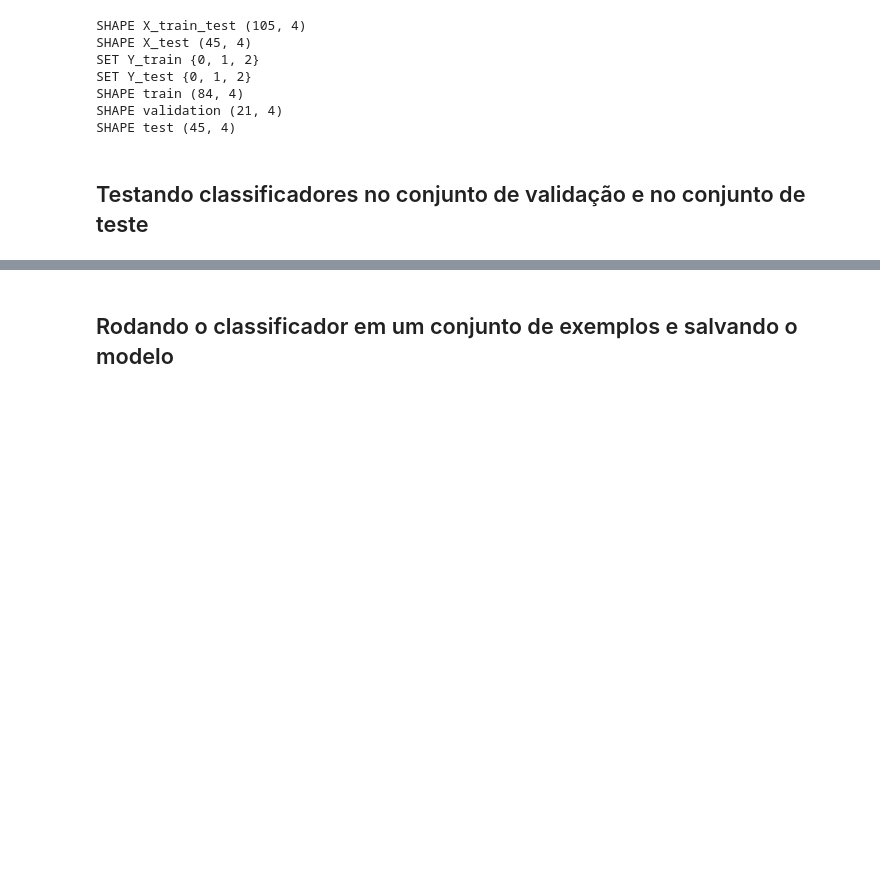
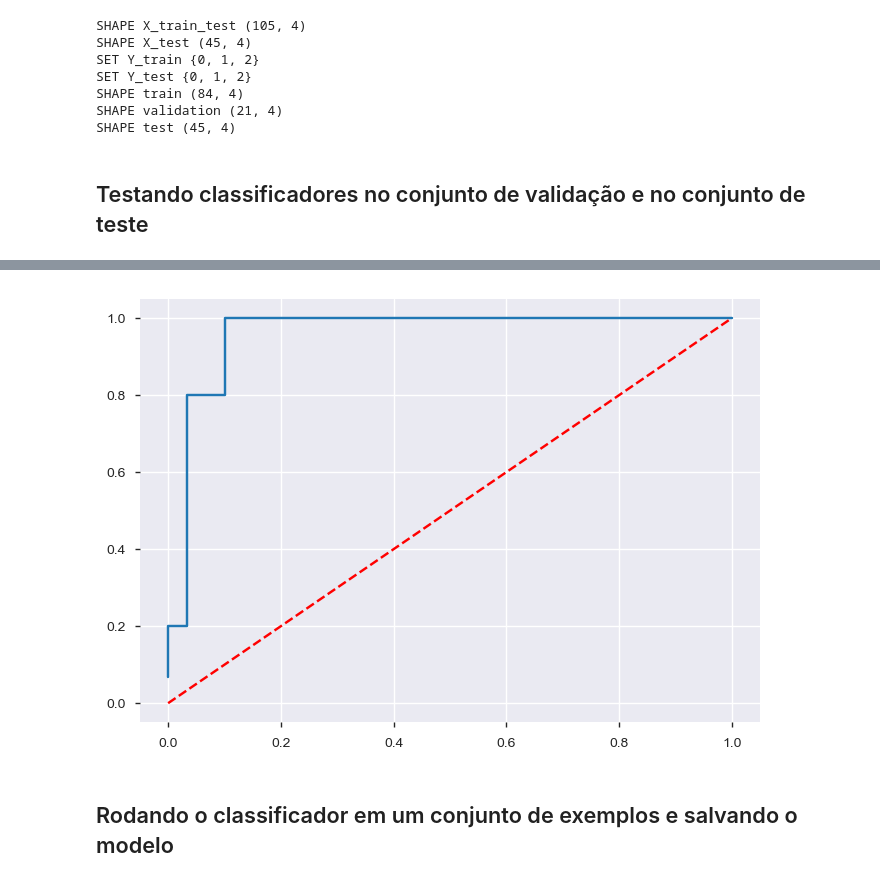
Before and after one commit to fnbalves/curso_machine_learning, a Jupyter notebook: Aprendendo python - parte 3 (sklearn).ipynb, the cells around one changed output, grey strips where cells are left out. Cells and saved outputs as stored; diff of their text form; code cells hidden in the pictures; blank space fills up the shorter version.

Commit message:
Added new sklearn lessons

```diff
--- a/Aprendendo python - parte 3 (sklearn).ipynb
+++ b/Aprendendo python - parte 3 (sklearn).ipynb
@@ -93,0 +96,9 @@ GaussianNB - acuracia no conjunto de teste 0.9555555555555556
+# %%
+from sklearn.linear_model import LogisticRegression
+from sklearn.metrics import roc_curve, auc
+
+model_regression = LogisticRegression()
+
+model_regression.fit(X_train, Y_train)
+
+Y_score = model_regression.predict_proba(X_test)
@@ -94,3 +125,16 @@ GaussianNB - acuracia no conjunto de teste 0.9555555555555556
+# %%
+class_to_look = 2
+y_score_class = [x[class_to_look] for x in y_score]
+
+fpr, tpr, thresholds = roc_curve([int(y == class_to_look) for y in Y_test], Y_score[:,class_to_look])
+# %%
+import matplotlib.pyplot as plt
+plt.figure()
+plt.plot(fpr, tpr)
+plt.plot(np.linspace(0.0, 1.0, 10), np.linspace(0.0, 1.0, 10), '--r')
+plt.show(block=False)
+# %% [output]
+[figure, added]
 # %% [markdown]
 <h2>Rodando o classificador em um conjunto de exemplos e salvando o modelo</h2>
 # %%
```
Also changed, not shown: parts of 35 cells of this notebook.
